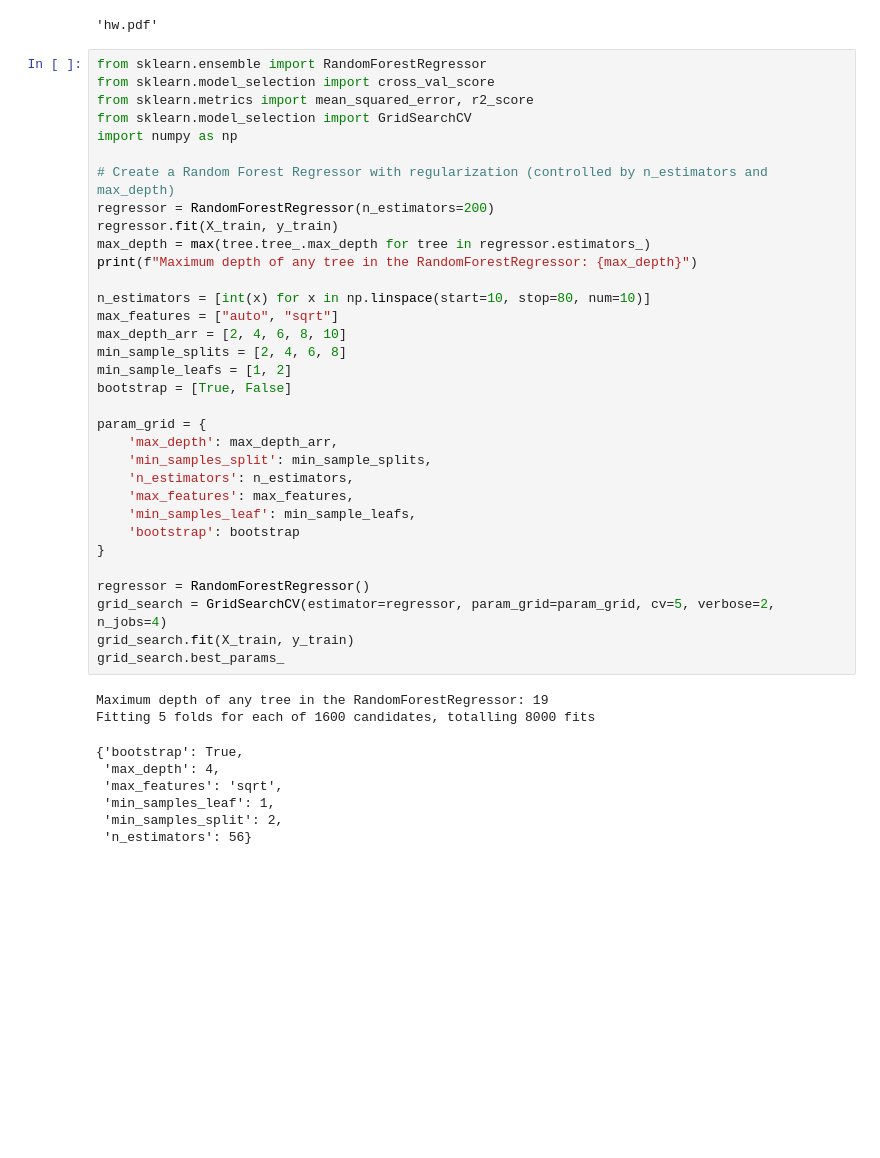
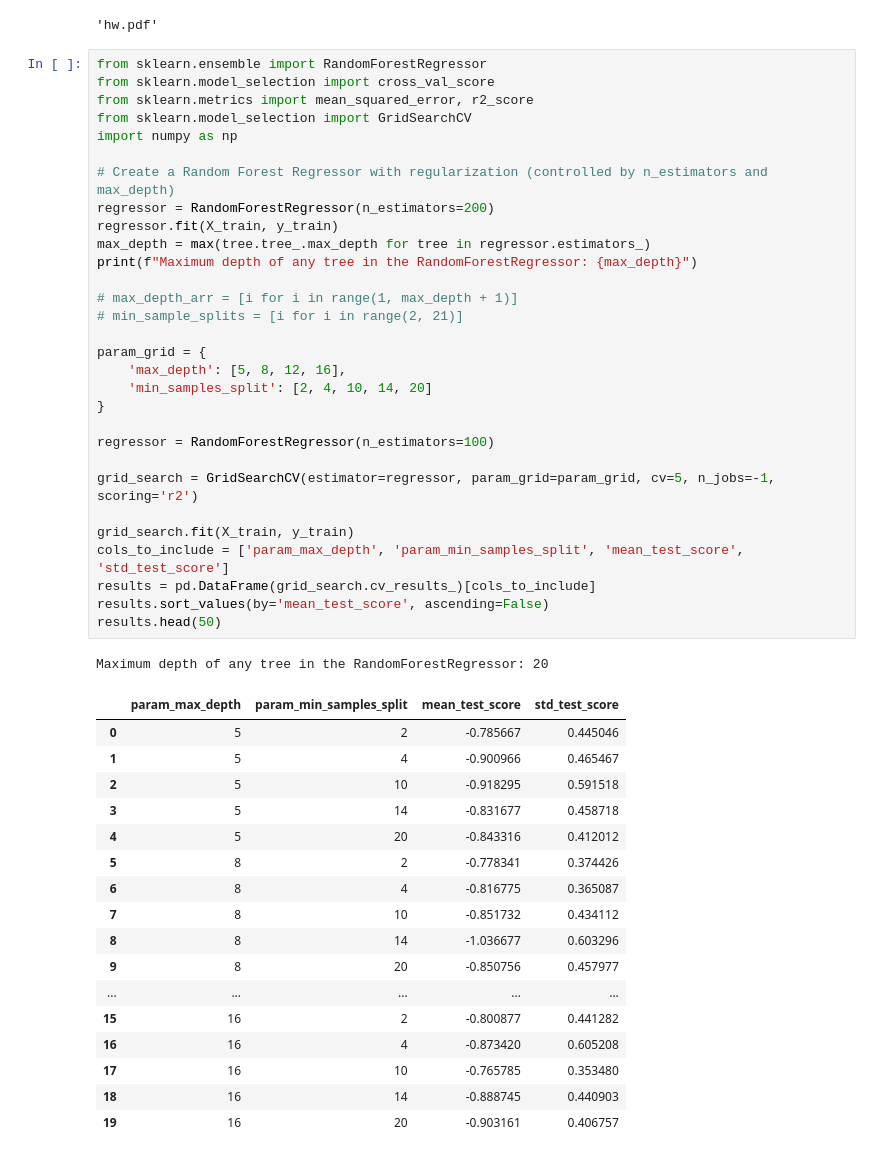
Before and after one commit to canturkmen/CS412-Project, a Jupyter notebook: CS412_Project.ipynb, the cells around one changed output. Saved outputs shown, nothing was run; the diff lists cells and outputs as text; blank space fills up the shorter version.

```diff
--- a/CS412_Project.ipynb
+++ b/CS412_Project.ipynb
@@ -623,45 +609,52 @@ graph.render("hw")
 # %%
 from sklearn.ensemble import RandomForestRegressor
 from sklearn.model_selection import cross_val_score
 from sklearn.metrics import mean_squared_error, r2_score
 from sklearn.model_selection import GridSearchCV
 import numpy as np
 
 # Create a Random Forest Regressor with regularization (controlled by n_estimators and max_depth)
 regressor = RandomForestRegressor(n_estimators=200)
 regressor.fit(X_train, y_train)
 max_depth = max(tree.tree_.max_depth for tree in regressor.estimators_)
 print(f"Maximum depth of any tree in the RandomForestRegressor: {max_depth}")
 
-n_estimators = [int(x) for x in np.linspace(start=10, stop=80, num=10)]
-max_features = ["auto", "sqrt"]
-max_depth_arr = [2, 4, 6, 8, 10]
-min_sample_splits = [2, 4, 6, 8]
-min_sample_leafs = [1, 2]
-bootstrap = [True, False]
+# max_depth_arr = [i for i in range(1, max_depth + 1)]
+# min_sample_splits = [i for i in range(2, 21)]
 
 param_grid = {
-    'max_depth': max_depth_arr,
-    'min_samples_split': min_sample_splits,
-    'n_estimators': n_estimators,
-    'max_features': max_features,
-    'min_samples_leaf': min_sample_leafs,
-    'bootstrap': bootstrap
+    'max_depth': [5, 8, 12, 16],
+    'min_samples_split': [2, 4, 10, 14, 20]
 }
 
-regressor = RandomForestRegressor()
-grid_search = GridSearchCV(estimator=regressor, param_grid=param_grid, cv=5, verbose=2, n_jobs=4)
+regressor = RandomForestRegressor(n_estimators=100)
+
+grid_search = GridSearchCV(estimator=regressor, param_grid=param_grid, cv=5, n_jobs=-1, scoring='r2')
+
 grid_search.fit(X_train, y_train)
-grid_search.best_params_
+cols_to_include = ['param_max_depth', 'param_min_samples_split', 'mean_test_score', 'std_test_score']
+results = pd.DataFrame(grid_search.cv_results_)[cols_to_include]
+results.sort_values(by='mean_test_score', ascending=False)
+results.head(50)
 # %% [output]
-Maximum depth of any tree in the RandomForestRegressor: 19
-Fitting 5 folds for each of 1600 candidates, totalling 8000 fits
+Maximum depth of any tree in the RandomForestRegressor: 20
-{'bootstrap': True,
- 'max_depth': 4,
- 'max_features': 'sqrt',
- 'min_samples_leaf': 1,
- 'min_samples_split': 2,
- 'n_estimators': 56}
+|  | param_max_depth | param_min_samples_split | mean_test_score | std_test_score |
+| 0 | 5 | 2 | -0.785667 | 0.445046 |
+| 1 | 5 | 4 | -0.900966 | 0.465467 |
+| 2 | 5 | 10 | -0.918295 | 0.591518 |
+| 3 | 5 | 14 | -0.831677 | 0.458718 |
+| 4 | 5 | 20 | -0.843316 | 0.412012 |
+| 5 | 8 | 2 | -0.778341 | 0.374426 |
+| 6 | 8 | 4 | -0.816775 | 0.365087 |
+| 7 | 8 | 10 | -0.851732 | 0.434112 |
+| 8 | 8 | 14 | -1.036677 | 0.603296 |
+| 9 | 8 | 20 | -0.850756 | 0.457977 |
+| ... | ... | ... | ... | ... |
+| 15 | 16 | 2 | -0.800877 | 0.441282 |
+| 16 | 16 | 4 | -0.873420 | 0.605208 |
+| 17 | 16 | 10 | -0.765785 | 0.353480 |
+| 18 | 16 | 14 | -0.888745 | 0.440903 |
+| 19 | 16 | 20 | -0.903161 | 0.406757 |
 # %%
 regressor = RandomForestRegressor(
     n_estimators=100,
```
Also changed, not shown: parts of 17 cells of this notebook.
